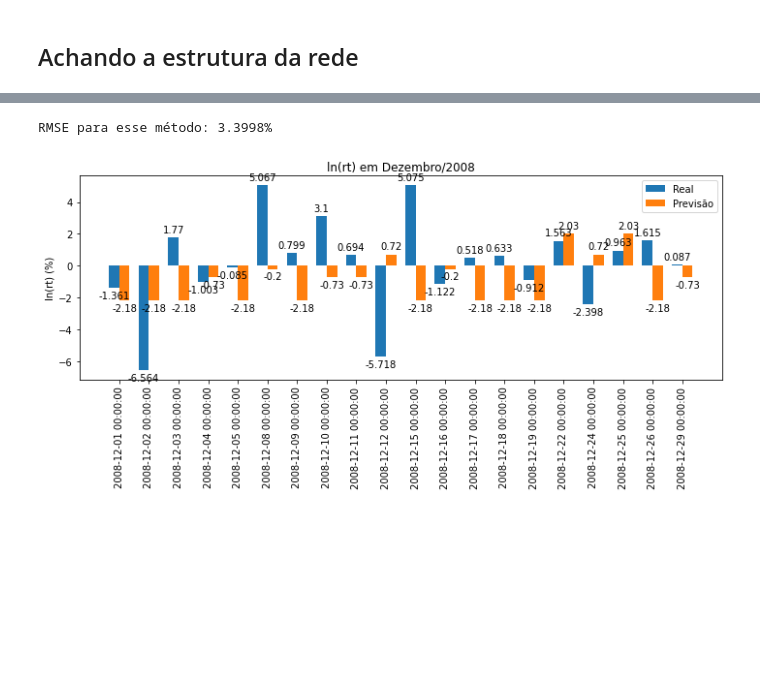
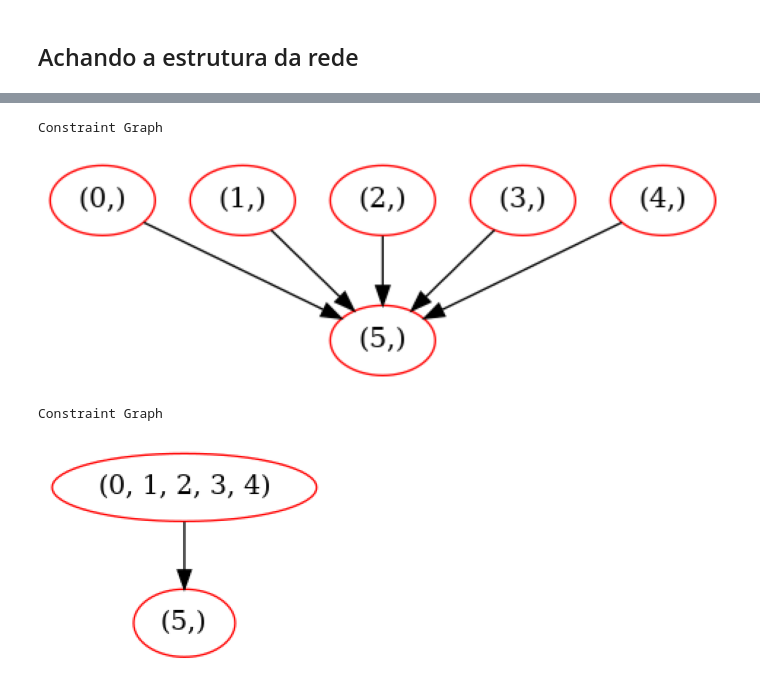
Before and after one commit to cafe-com-analytics/stock_market_index_daily_direction, a Jupyter notebook: notebooks/01_reproducing_paper_using_pomegranate.ipynb, the cells around one changed output, grey strips where cells are left out. Drawn from its saved outputs; the diff is of its cells as text; code cells hidden in the pictures; blank space fills up the shorter version.

```diff
--- a/notebooks/01_reproducing_paper_using_pomegranate.ipynb
+++ b/notebooks/01_reproducing_paper_using_pomegranate.ipynb
@@ -414,7 +222,0 @@ X_test_network["2008-12-01":]
-# %%
-for i, item in enumerate(X_test_network["2008-12-01":].index):
-    evidence = {
-        'cluster_rt-37': X_test_network.loc[item]['cluster_rt-37'],
-        'cluster_rt-5': X_test_network.loc[item]['cluster_rt-5'],
-        'cluster_rt-1': X_test_network.loc[item]['cluster_rt-1']
-        }
@@ -494,11 +222,0 @@ Name: (rt, mean), dtype: float64
-# %%
-conditions = [
-    resultado["y_pred"]==1.0, resultado["y_pred"]==2.0, resultado["y_pred"]==3.0,
-    resultado["y_pred"]==5.0, resultado["y_pred"]==6.0]
-choices = rt_mean.tolist()
-resultado["rt_predict"] = np.select(conditions, choices)
-
-rmse_uniform = mean_squared_error(resultado["rt"], resultado["rt_predict"], squared=False)
-print(f"RMSE para esse método: {round(rmse_uniform, 4)}%")
-# %% [output]
-RMSE para esse método: 3.3998%
@@ -507,26 +223,33 @@ resultado = resultado.round(3)
-# %%
-
-x = np.arange(len(resultado))
-width = 0.35  # the width of the bars
-
-fig, ax = plt.subplots(figsize=(10,5))
-rects1 = ax.bar(x - width/2, resultado['rt'], width, label='Real')
-rects2 = ax.bar(x + width/2, resultado['rt_predict'], width, label='Previsão')
-
-# Add some text for labels, title and custom x-axis tick labels, etc.
-ax.set_ylabel('ln(rt) (%)')
-ax.set_title('ln(rt) em Dezembro/2008')
-ax.set_xticks(x)
-ax.set_xticklabels(resultado.index)
-plt.xticks(rotation=90)
-
-ax.legend()
-
-ax.bar_label(rects1, padding=3)
-ax.bar_label(rects2, padding=3)
-
-fig.tight_layout()
-
-plt.show()
-# %% [output]
-[figure, removed]
+# %%
+a = networkx.DiGraph()
+b = lst_cluster.copy()
+b.remove('cluster_rt')
+# d = tuple([3])
+# e = tuple([4])
+
+for i, item in enumerate(b):
+    a.add_edge(tuple([i]), tuple([X_train_network.columns.get_loc('cluster_rt')]))
+
+print("Constraint Graph")
+plt.figure(figsize=(20, 20))
+plot_networkx(a)
+plt.show()
+# %% [output]
+Constraint Graph
+[figure, added]
+# %%
+a = networkx.DiGraph()
+b = lst_cluster.copy()
+b.remove('cluster_rt')
+# d = tuple([3])
+# e = tuple([4])
+
+a.add_edge(tuple(np.arange(len(X_train_network.columns[:-1]))), tuple([X_train_network.columns.get_loc('cluster_rt')]))
+
+print("Constraint Graph")
+plt.figure(figsize=(5, 5))
+plot_networkx(a)
+plt.show()
+# %% [output]
+Constraint Graph
+[figure, added]
```
Also changed, not shown: parts of 32 cells of this notebook.
